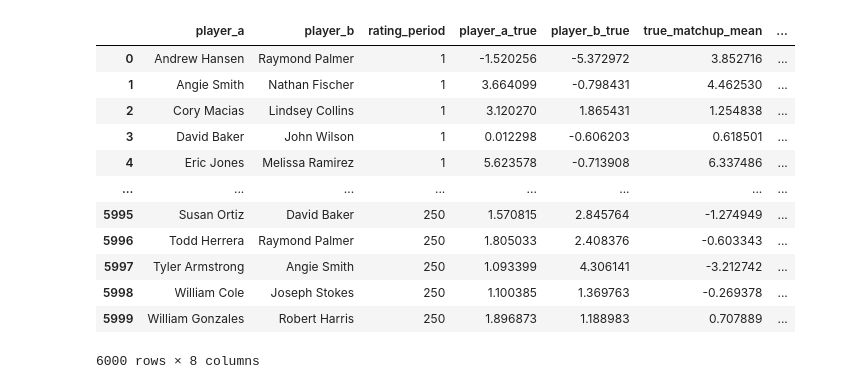
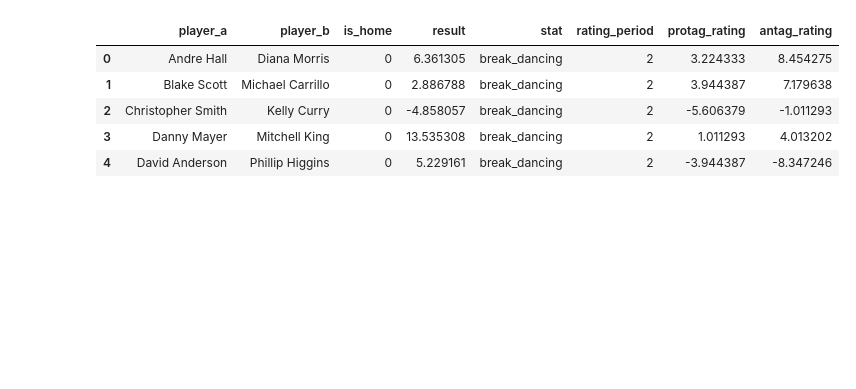
Before and after one commit to btatkinson/oddsmaker, a Jupyter notebook: notebooks/Ridge.ipynb, the cells around one changed output. Cells and saved outputs as stored; diff of their text form; code cells hidden in the pictures; blank space fills up the shorter version.

```diff
--- a/notebooks/Ridge.ipynb
+++ b/notebooks/Ridge.ipynb
@@ -24,7 +105,7 @@ def create_fake_Ridge_ratings(num_players, mean=0, std_dev=3):
 
     return rtg_dict
 
-def create_Ridge_random_walk(player_rating_dict, num_rounds=250, step_size=0.1, matchup_std_dev=8, stat='scoring'):
+def create_Ridge_random_walk(player_rating_dict, num_rounds=250, step_size=0.1, matchup_std_dev=8, stat='break_dancing'):
 
     """Create a random walk of Ridge ratings, given some ratings."""
 
@@ -70,24 +151,9 @@ def create_Ridge_random_walk(player_rating_dict, num_rounds=250, step_size=0.1,
 
     data_random_walk = pd.concat([data_random_walk, reverse], axis=0).sort_values(by=['rating_period','player_a']).reset_index(drop=True)
     data_random_walk['rating_period'] = data_random_walk['rating_period'].astype(int)
+    data_random_walk['stat'] = stat
 
     return data_random_walk
 
 player_ratings = create_fake_Ridge_ratings(24)
 ridge_random_walk = create_Ridge_random_walk(player_ratings)
-
-ridge_random_walk
-# %% [output]
-|  | player_a | player_b | rating_period | player_a_true | player_b_true | true_matchup_mean | ... |
-| 0 | Andrew Hansen | Raymond Palmer | 1 | -1.520256 | -5.372972 | 3.852716 | ... |
-| 1 | Angie Smith | Nathan Fischer | 1 | 3.664099 | -0.798431 | 4.462530 | ... |
-| 2 | Cory Macias | Lindsey Collins | 1 | 3.120270 | 1.865431 | 1.254838 | ... |
-| 3 | David Baker | John Wilson | 1 | 0.012298 | -0.606203 | 0.618501 | ... |
-| 4 | Eric Jones | Melissa Ramirez | 1 | 5.623578 | -0.713908 | 6.337486 | ... |
-| ... | ... | ... | ... | ... | ... | ... | ... |
-| 5995 | Susan Ortiz | David Baker | 250 | 1.570815 | 2.845764 | -1.274949 | ... |
-| 5996 | Todd Herrera | Raymond Palmer | 250 | 1.805033 | 2.408376 | -0.603343 | ... |
-| 5997 | Tyler Armstrong | Angie Smith | 250 | 1.093399 | 4.306141 | -3.212742 | ... |
-| 5998 | William Cole | Joseph Stokes | 250 | 1.100385 | 1.369763 | -0.269378 | ... |
-| 5999 | William Gonzales | Robert Harris | 250 | 1.896873 | 1.188983 | 0.707889 | ... |
-6000 rows × 8 columns
@@ -93,0 +352,14 @@ ridge_random_walk
+# %%
+def decay_func(days_ago):
+    return 1/(np.exp(days_ago/365))
+ridge = RidgeRating(ridge_random_walk, 0.05, 'rating_period', decay_func)
+
+pregame_ratings = ridge.run_history()
+pregame_ratings.head()
+# %% [output]
+|  | player_a | player_b | is_home | result | stat | rating_period | protag_rating | antag_rating |
+| 0 | Andre Hall | Diana Morris | 0 | 6.361305 | break_dancing | 2 | 3.224333 | 8.454275 |
+| 1 | Blake Scott | Michael Carrillo | 0 | 2.886788 | break_dancing | 2 | 3.944387 | 7.179638 |
+| 2 | Christopher Smith | Kelly Curry | 0 | -4.858057 | break_dancing | 2 | -5.606379 | -1.011293 |
+| 3 | Danny Mayer | Mitchell King | 0 | 13.535308 | break_dancing | 2 | 1.011293 | 4.013202 |
+| 4 | David Anderson | Phillip Higgins | 0 | 5.229161 | break_dancing | 2 | -3.944387 | -8.347246 |
```
Also changed, not shown: parts of 6 cells of this notebook, 2 other files.
